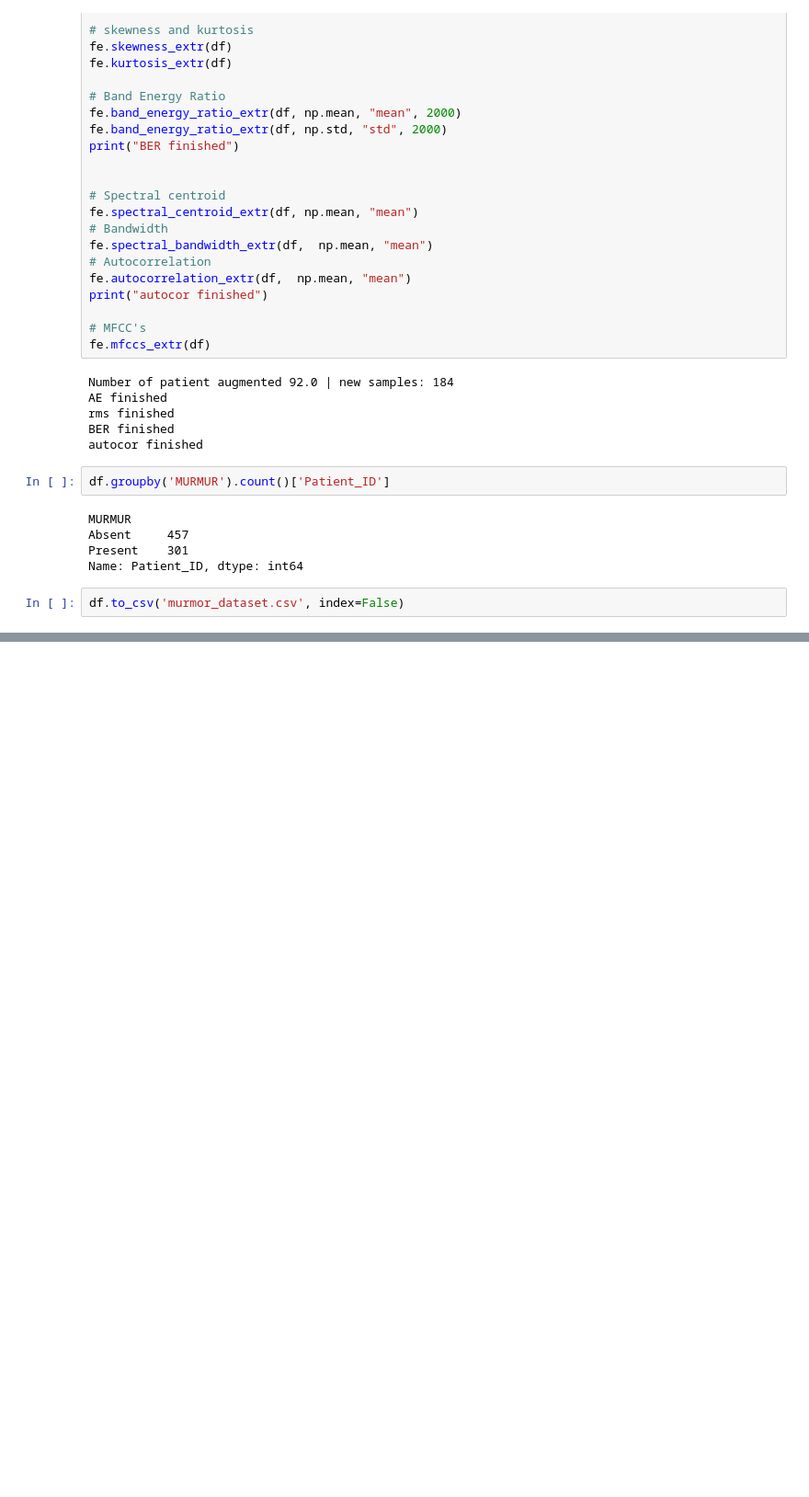
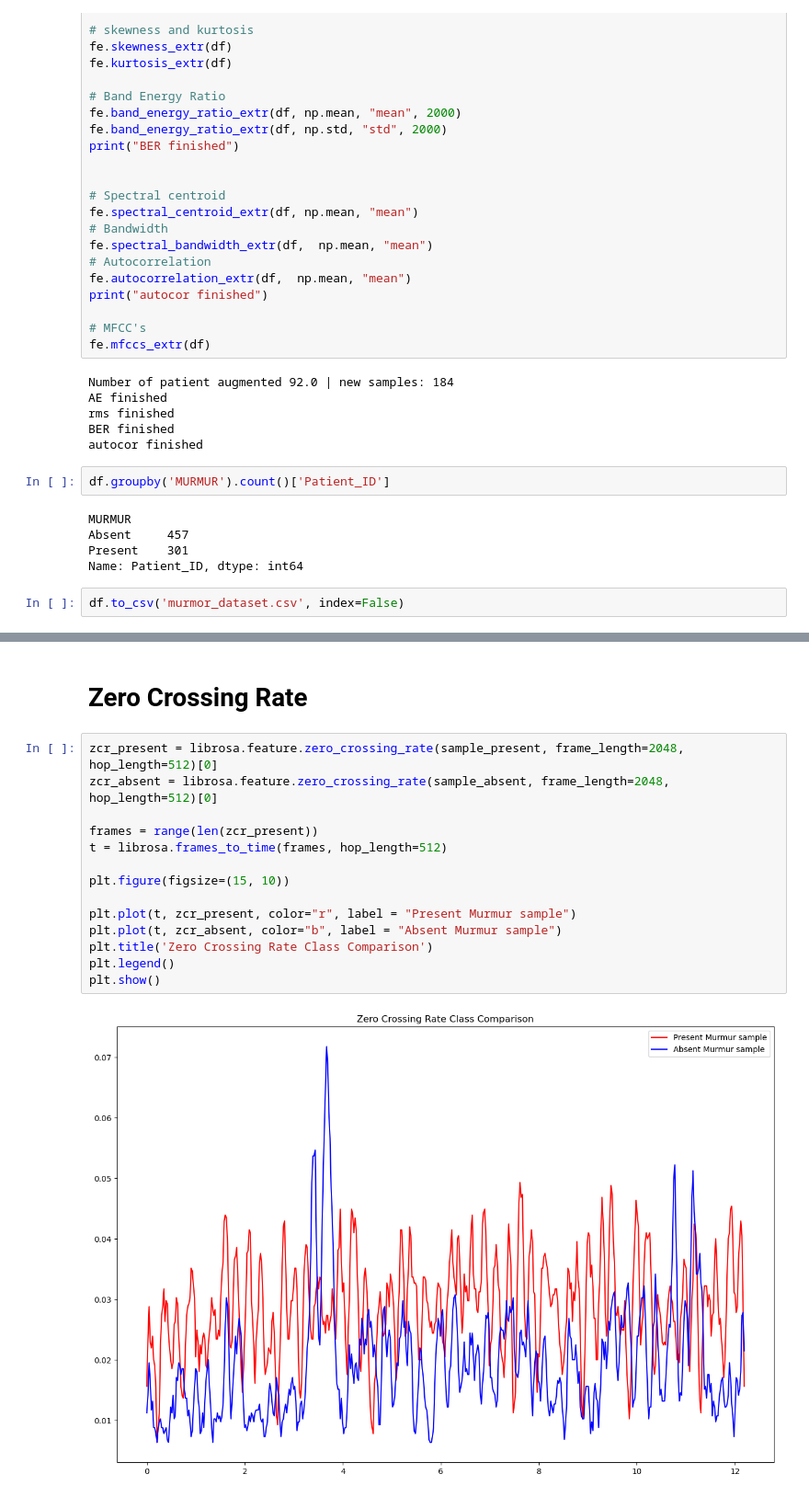
Before and after one commit to asideras/MSc-in-AI-Demokritos-Machine-Learning-Course, a Jupyter notebook: notebooks/Feature_Extraction_&_Demonstration .ipynb, the cells around one changed output, grey strips where cells are left out. Shown at 92% size. Cells and saved outputs as stored; diff of their text form; blank space fills up the shorter version.

```diff
--- a/notebooks/Feature_Extraction_&_Demonstration .ipynb
+++ b/notebooks/Feature_Extraction_&_Demonstration .ipynb
@@ -142,0 +171,18 @@ df.to_csv('murmor_dataset.csv', index=False)
+# %% [markdown]
+# Zero Crossing Rate
+# %%
+zcr_present = librosa.feature.zero_crossing_rate(sample_present, frame_length=2048, hop_length=512)[0]
+zcr_absent = librosa.feature.zero_crossing_rate(sample_absent, frame_length=2048, hop_length=512)[0]
+
+frames = range(len(zcr_present))
+t = librosa.frames_to_time(frames, hop_length=512)
+
+plt.figure(figsize=(15, 10))
+
+plt.plot(t, zcr_present, color="r", label = "Present Murmur sample")
+plt.plot(t, zcr_absent, color="b", label = "Absent Murmur sample")
+plt.title('Zero Crossing Rate Class Comparison')
+plt.legend()
+plt.show()
+# %% [output]
+[figure, added]
```
Also changed, not shown: parts of 17 cells of this notebook, 1 other file.
